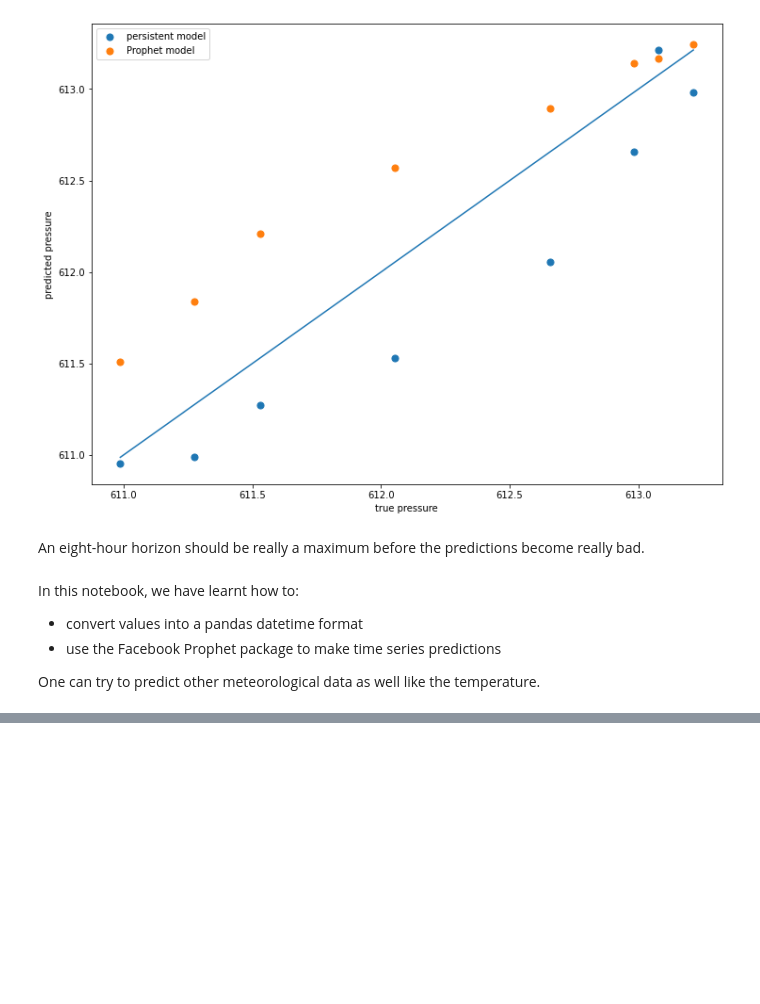
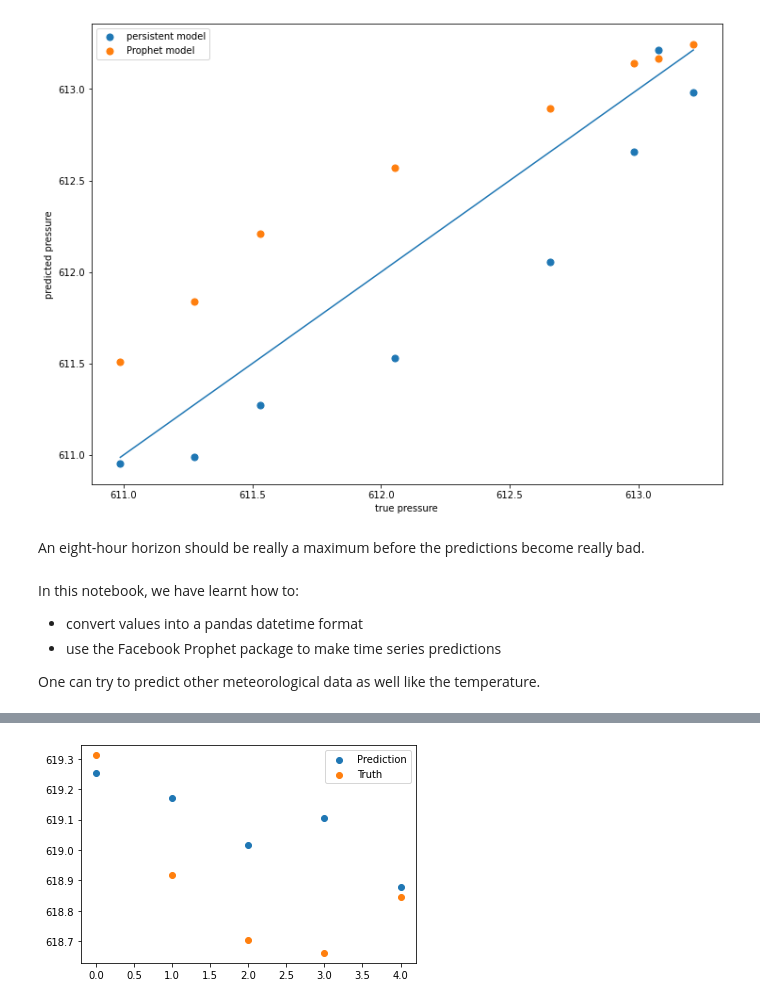
Before and after one commit to wfthi/MaunaKea_weather, a Jupyter notebook: MaunaKea_weather.ipynb, the cells around one changed output, grey strips where cells are left out. Drawn from its saved outputs; the diff is of its cells as text; code cells hidden in the pictures; blank space fills up the shorter version.

```diff
--- a/MaunaKea_weather.ipynb
+++ b/MaunaKea_weather.ipynb
@@ -204,0 +424,8 @@ One can try to predict other meteorological data as well like the temperature.
+# %%
+# 5 minutes predictions
+plt.scatter(x[0:5], pressure_test_pred[:, 0], label='Prediction')
+plt.scatter(x[0:5], pressure_test_value[0:5], label='Truth')
+plt.legend()
+plt.show()
+# %% [output]
+[figure, added]
```
Also changed, not shown: parts of 24 cells of this notebook.
